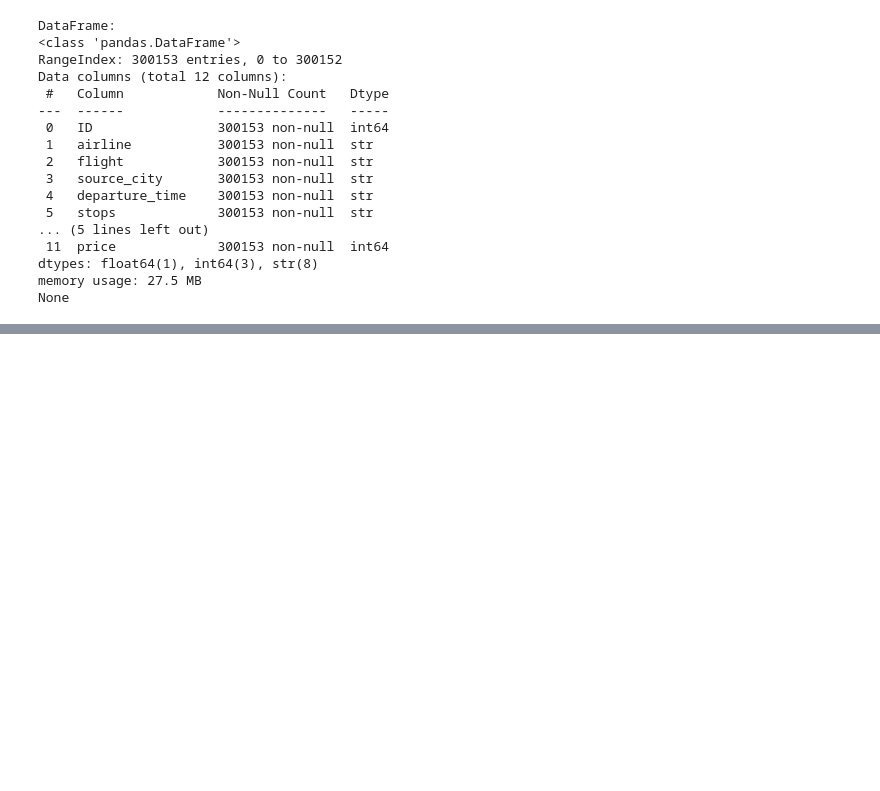
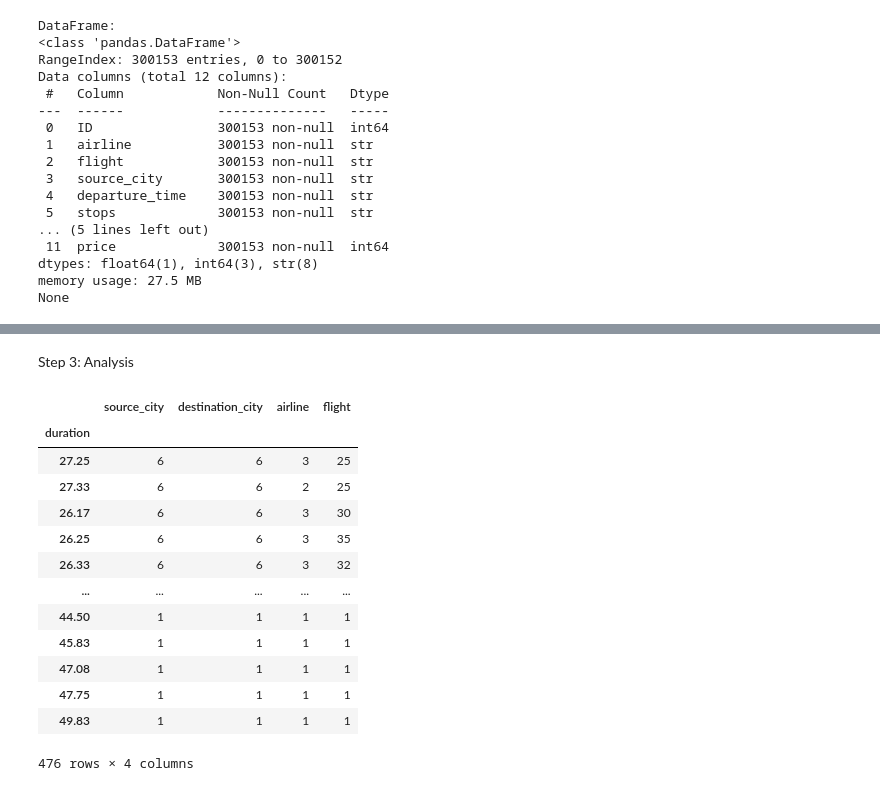
Before and after one commit to bradley-black/Flight-Data-Predictions, a Jupyter notebook: main.ipynb, the cells around one changed output, grey strips where cells are left out. Drawn from its saved outputs; the diff is of its cells as text; code cells hidden in the pictures; blank space fills up the shorter version.

```diff
--- a/main.ipynb
+++ b/main.ipynb
@@ -132,0 +146,19 @@ print(unique_flights.info())
+# %% [markdown]
+Step 3: Analysis
+# %%
+df.groupby('duration')[['source_city', 'destination_city', 'airline', 'flight']].nunique().sort_values('source_city', ascending=False)
+# %% [output]
+|  | source_city | destination_city | airline | flight |
+| duration |  |  |  |  |
+| 27.25 | 6 | 6 | 3 | 25 |
+| 27.33 | 6 | 6 | 2 | 25 |
+| 26.17 | 6 | 6 | 3 | 30 |
+| 26.25 | 6 | 6 | 3 | 35 |
+| 26.33 | 6 | 6 | 3 | 32 |
+| ... | ... | ... | ... | ... |
+| 44.50 | 1 | 1 | 1 | 1 |
+| 45.83 | 1 | 1 | 1 | 1 |
+| 47.08 | 1 | 1 | 1 | 1 |
+| 47.75 | 1 | 1 | 1 | 1 |
+| 49.83 | 1 | 1 | 1 | 1 |
+476 rows × 4 columns
```
Also changed, not shown: parts of 37 cells of this notebook.
